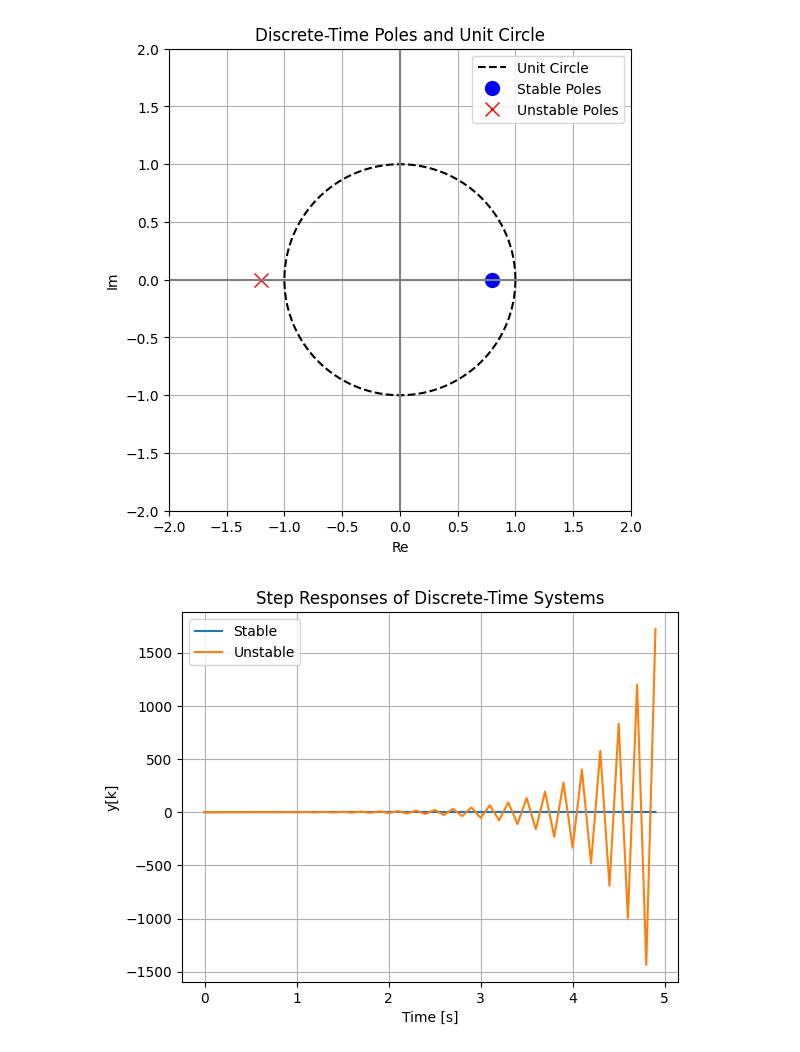
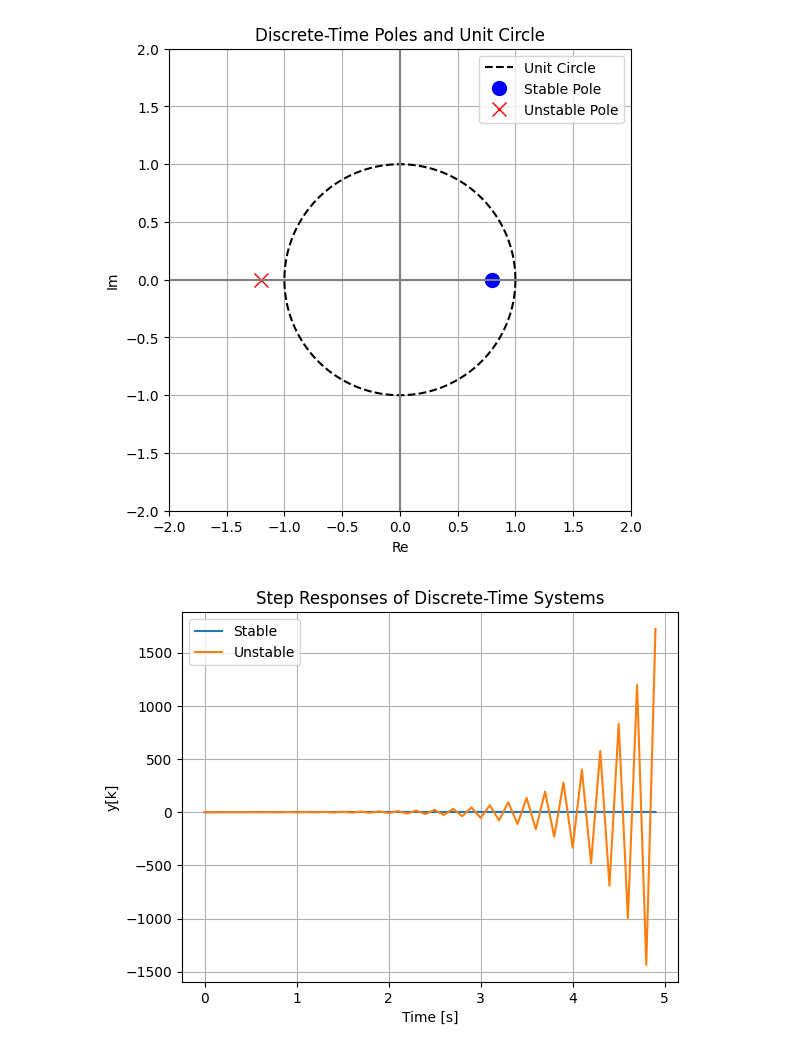
Before and after one commit to FelixWick/control_engineering, a Jupyter notebook: examples/6_discrete_controllers/discrete_stability.ipynb, the cells around one changed output. Drawn from its saved outputs; the diff is of its cells as text; code cells hidden in the pictures.

```diff
--- a/examples/6_discrete_controllers/discrete_stability.ipynb
+++ b/examples/6_discrete_controllers/discrete_stability.ipynb
@@ -21,28 +21,28 @@ poles_unstable = Gz_unstable.poles()
 # %%
 fig, ax = plt.subplots(figsize=(6,6))
 
 # Unit circle
 theta = np.linspace(0, 2*np.pi, 200)
 ax.plot(np.cos(theta), np.sin(theta), 'k--', label='Unit Circle')
 
 # Poles
-ax.plot(np.real(poles_stable), np.imag(poles_stable), 'bo', markersize=10, label='Stable Poles')
-ax.plot(np.real(poles_unstable), np.imag(poles_unstable), 'rx', markersize=10, label='Unstable Poles')
+ax.plot(np.real(poles_stable), np.imag(poles_stable), 'bo', markersize=10, label='Stable Pole')
+ax.plot(np.real(poles_unstable), np.imag(poles_unstable), 'rx', markersize=10, label='Unstable Pole')
 
 # Axes and formatting
 ax.axhline(0, color='gray')
 ax.axvline(0, color='gray')
 ax.set_aspect('equal', 'box')
 ax.set_xlim([-2, 2])
 ax.set_ylim([-2, 2])
 ax.set_xlabel('Re')
 ax.set_ylabel('Im')
 ax.set_title('Discrete-Time Poles and Unit Circle')
 ax.legend()
 ax.grid(True)
 plt.show()
 # %% [output]
-[figure, old version]
+[figure, new version]
 # %%
 t = np.arange(0, 5, T)
 t_out, y_stable = ct.step_response(Gz_stable, t)
```
Also changed, not shown: 2 other files.
